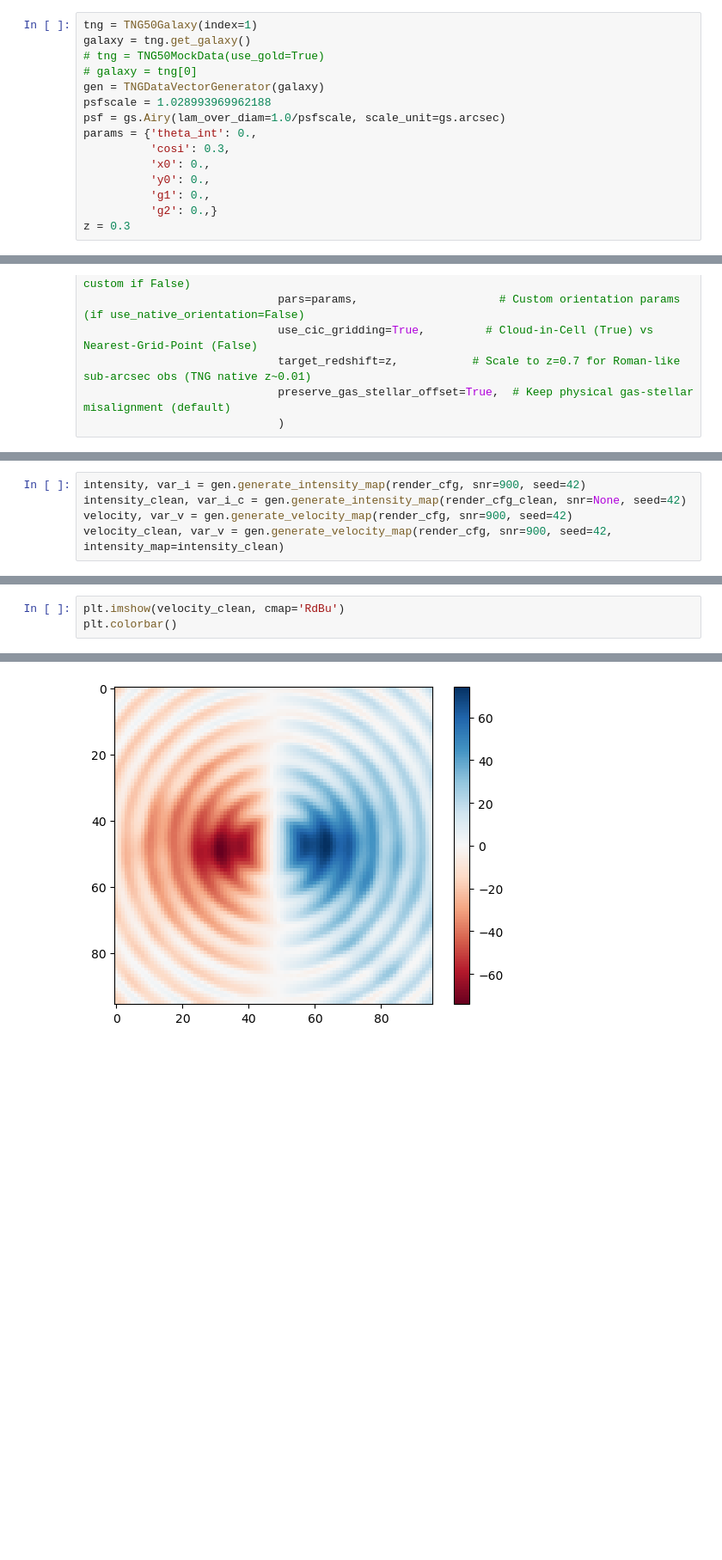
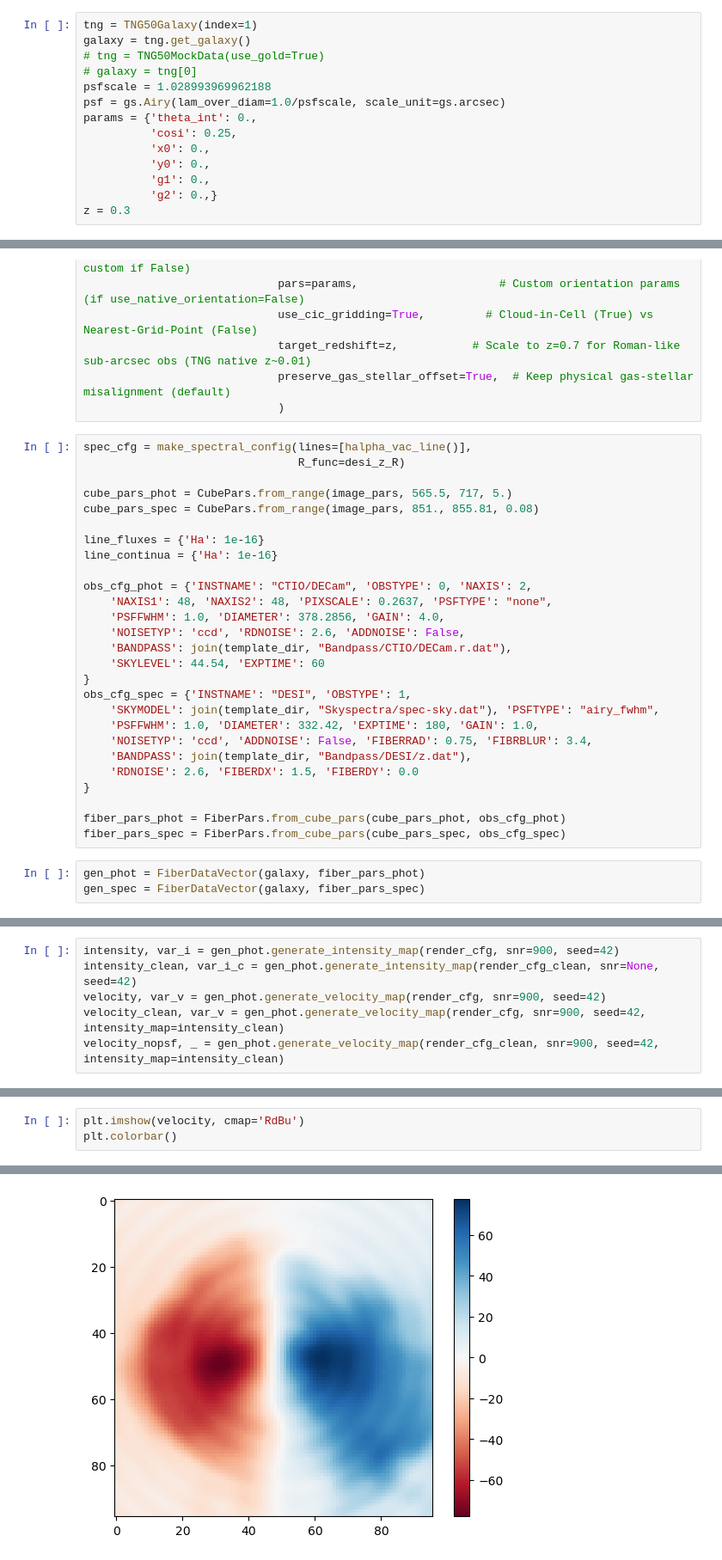
Before and after one commit to KinematicLensing/kl-nn, a Jupyter notebook: data_generate/notebooks/test_make_tng_datavector.ipynb, the cells around one changed output, grey strips where cells are left out. Shown at 86% size. Cells and saved outputs as stored; diff of their text form; blank space fills up the shorter version.

```diff
--- a/data_generate/notebooks/test_make_tng_datavector.ipynb
+++ b/data_generate/notebooks/test_make_tng_datavector.ipynb
@@ -21,11 +25,10 @@ tng = TNG50Galaxy(index=1)
 galaxy = tng.get_galaxy()
 # tng = TNG50MockData(use_gold=True)
 # galaxy = tng[0]
-gen = TNGDataVectorGenerator(galaxy)
 psfscale = 1.028993969962188
 psf = gs.Airy(lam_over_diam=1.0/psfscale, scale_unit=gs.arcsec)
 params = {'theta_int': 0.,
-          'cosi': 0.3,
+          'cosi': 0.25,
           'x0': 0.,
           'y0': 0.,
           'g1': 0.,
@@ -54,3 +57,33 @@ render_cfg_clean = TNGRenderConfig(image_pars=image_pars,
                              target_redshift=z,           # Scale to z=0.7 for Roman-like sub-arcsec obs (TNG native z~0.01)
                              preserve_gas_stellar_offset=True,  # Keep physical gas-stellar misalignment (default)
                              )
+# %%
+spec_cfg = make_spectral_config(lines=[halpha_vac_line()],
+                                R_func=desi_z_R)
+
+cube_pars_phot = CubePars.from_range(image_pars, 565.5, 717, 5.)
+cube_pars_spec = CubePars.from_range(image_pars, 851., 855.81, 0.08)
+
+line_fluxes = {'Ha': 1e-16}
+line_continua = {'Ha': 1e-16}
+
+obs_cfg_phot = {'INSTNAME': "CTIO/DECam", 'OBSTYPE': 0, 'NAXIS': 2,
+    'NAXIS1': 48, 'NAXIS2': 48, 'PIXSCALE': 0.2637, 'PSFTYPE': "none",
+    'PSFFWHM': 1.0, 'DIAMETER': 378.2856, 'GAIN': 4.0,
+    'NOISETYP': 'ccd', 'RDNOISE': 2.6, 'ADDNOISE': False,
+    'BANDPASS': join(template_dir, "Bandpass/CTIO/DECam.r.dat"),
+    'SKYLEVEL': 44.54, 'EXPTIME': 60
+}
+obs_cfg_spec = {'INSTNAME': "DESI", 'OBSTYPE': 1,
+    'SKYMODEL': join(template_dir, "Skyspectra/spec-sky.dat"), 'PSFTYPE': "airy_fwhm",
+    'PSFFWHM': 1.0, 'DIAMETER': 332.42, 'EXPTIME': 180, 'GAIN': 1.0,
+    'NOISETYP': 'ccd', 'ADDNOISE': False, 'FIBERRAD': 0.75, 'FIBRBLUR': 3.4,
+    'BANDPASS': join(template_dir, "Bandpass/DESI/z.dat"),
+    'RDNOISE': 2.6, 'FIBERDX': 1.5, 'FIBERDY': 0.0
+}
+
+fiber_pars_phot = FiberPars.from_cube_pars(cube_pars_phot, obs_cfg_phot)
+fiber_pars_spec = FiberPars.from_cube_pars(cube_pars_spec, obs_cfg_spec)
+# %%
+gen_phot = FiberDataVector(galaxy, fiber_pars_phot)
+gen_spec = FiberDataVector(galaxy, fiber_pars_spec)
@@ -57,8 +121,9 @@ render_cfg_clean = TNGRenderConfig(image_pars=image_pars,
 # %%
-intensity, var_i = gen.generate_intensity_map(render_cfg, snr=900, seed=42)
-intensity_clean, var_i_c = gen.generate_intensity_map(render_cfg_clean, snr=None, seed=42)
-velocity, var_v = gen.generate_velocity_map(render_cfg, snr=900, seed=42)
-velocity_clean, var_v = gen.generate_velocity_map(render_cfg, snr=900, seed=42, intensity_map=intensity_clean)
+intensity, var_i = gen_phot.generate_intensity_map(render_cfg, snr=900, seed=42)
+intensity_clean, var_i_c = gen_phot.generate_intensity_map(render_cfg_clean, snr=None, seed=42)
+velocity, var_v = gen_phot.generate_velocity_map(render_cfg, snr=900, seed=42)
+velocity_clean, var_v = gen_phot.generate_velocity_map(render_cfg, snr=900, seed=42, intensity_map=intensity_clean)
+velocity_nopsf, _ = gen_phot.generate_velocity_map(render_cfg_clean, snr=900, seed=42, intensity_map=intensity_clean)
 # %%
 plt.imshow(intensity)
 plt.colorbar()
@@ -66,8 +131,8 @@ plt.colorbar()
 <matplotlib.colorbar.Colorbar at 0x...>
 [figure]
 # %%
-plt.imshow(velocity_clean, cmap='RdBu')
+plt.imshow(velocity, cmap='RdBu')
 plt.colorbar()
 # %% [output]
 <matplotlib.colorbar.Colorbar at 0x...>
-[figure, old version]
+[figure, new version]
```
Also changed, not shown: parts of 13 cells of this notebook, 15 other files.
